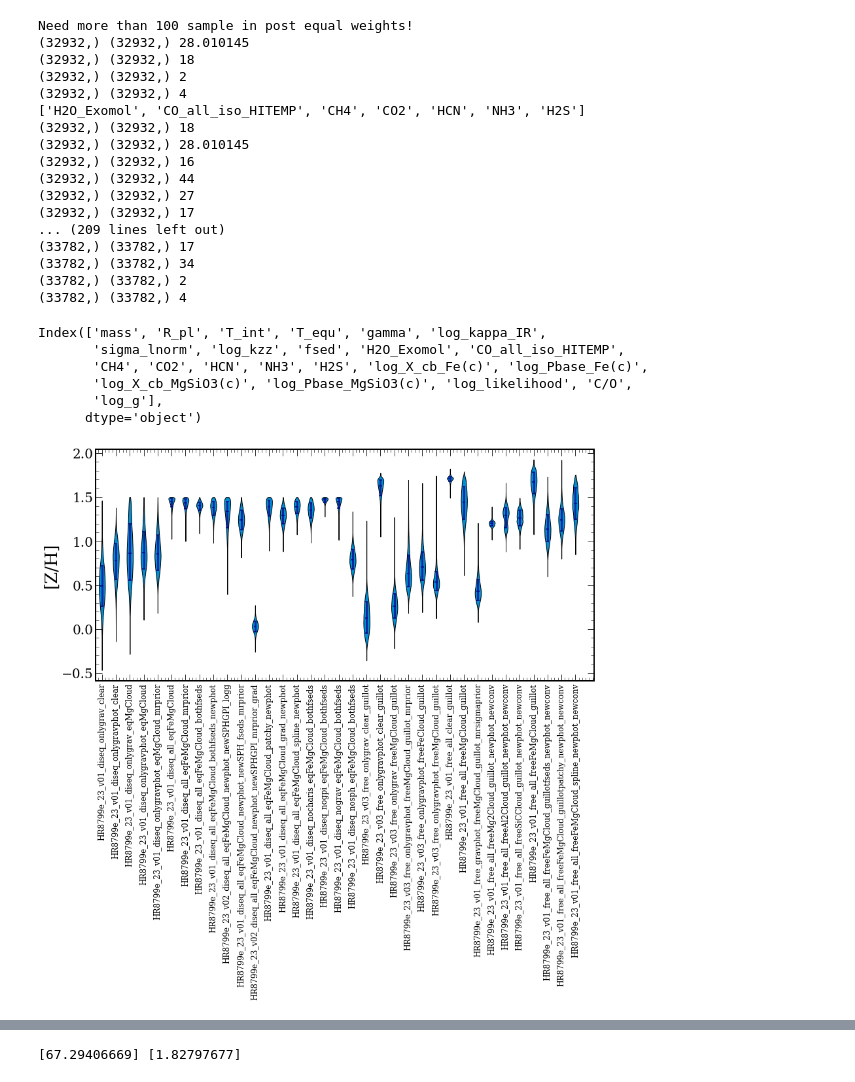
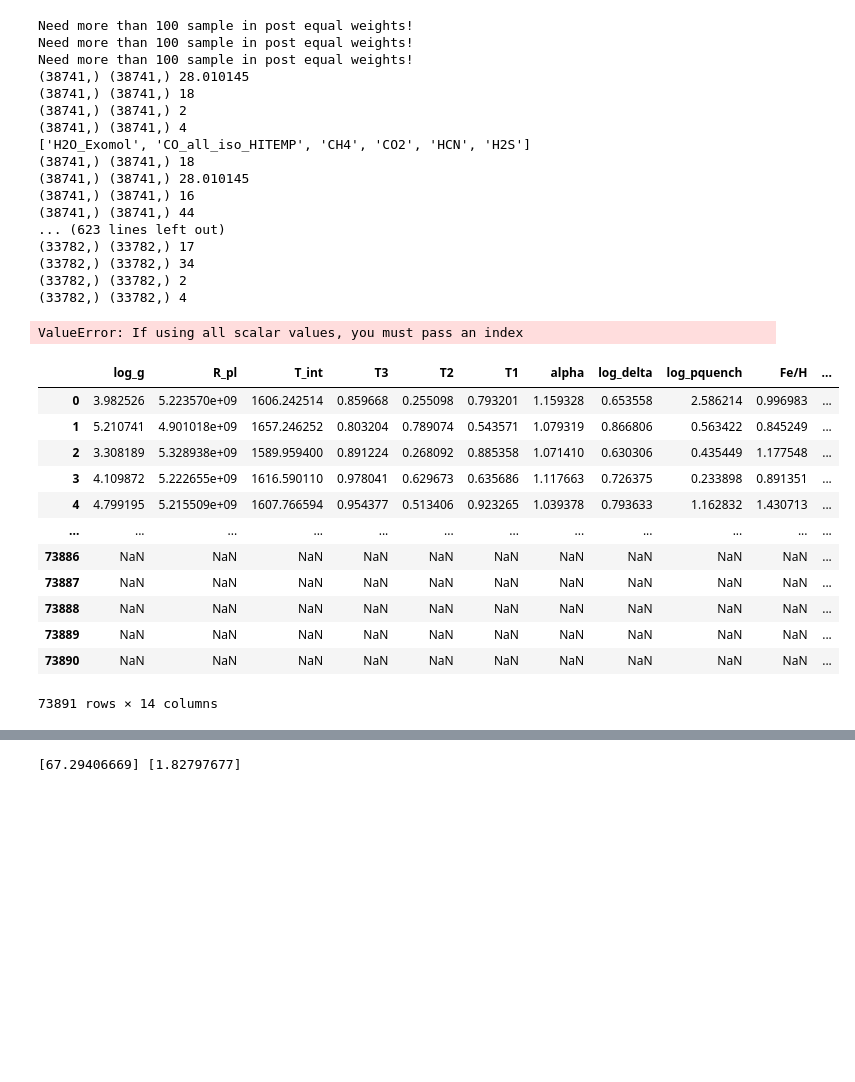
Before and after one commit to nenasedk/PhDNotebooks2, a Jupyter notebook: AnalysePostEqualWeights.ipynb, the cells around one changed output, grey strips where cells are left out. Cells and saved outputs as stored; diff of their text form; code cells hidden in the pictures; blank space fills up the shorter version.

```diff
--- a/AnalysePostEqualWeights.ipynb
+++ b/AnalysePostEqualWeights.ipynb
@@ -227,7 +228,7 @@ def sample_teff(pRT_Object, samples, model_generating_function, distance = 10.0*
 # %%
 data_dir = "/Users/nasedkin/Documents/RetrievalResults/HR8799_2023_Retrievals/"
 model_generating_function = emission_model_diseq
-planets = ["e"]
+planets = ["b","c","d","e"]
 
 samples = {}
 names = []
@@ -360,28 +361,20 @@ for count,planet in enumerate(planets):
         samples[name] = sample
 # %% [output]
 Need more than 100 sample in post equal weights!
-(32932,) (32932,) 28.010145
-(32932,) (32932,) 18
-(32932,) (32932,) 2
-(32932,) (32932,) 4
-['H2O_Exomol', 'CO_all_iso_HITEMP', 'CH4', 'CO2', 'HCN', 'NH3', 'H2S']
-(32932,) (32932,) 18
-(32932,) (32932,) 28.010145
-(32932,) (32932,) 16
-(32932,) (32932,) 44
-(32932,) (32932,) 27
-(32932,) (32932,) 17
-... (209 lines left out)
+Need more than 100 sample in post equal weights!
+Need more than 100 sample in post equal weights!
+(38741,) (38741,) 28.010145
+(38741,) (38741,) 18
+(38741,) (38741,) 2
+(38741,) (38741,) 4
+['H2O_Exomol', 'CO_all_iso_HITEMP', 'CH4', 'CO2', 'HCN', 'H2S']
+(38741,) (38741,) 18
+(38741,) (38741,) 28.010145
+(38741,) (38741,) 16
+(38741,) (38741,) 44
+... (623 lines left out)
 (33782,) (33782,) 17
 (33782,) (33782,) 34
 (33782,) (33782,) 2
 (33782,) (33782,) 4
+ValueError: If using all scalar values, you must pass an index
-# %%
-samples[names[-2]].columns
-# %% [output]
-Index(['mass', 'R_pl', 'T_int', 'T_equ', 'gamma', 'log_kappa_IR',
-       'sigma_lnorm', 'log_kzz', 'fsed', 'H2O_Exomol', 'CO_all_iso_HITEMP',
-       'CH4', 'CO2', 'HCN', 'NH3', 'H2S', 'log_X_cb_Fe(c)', 'log_Pbase_Fe(c)',
-       'log_X_cb_MgSiO3(c)', 'log_Pbase_MgSiO3(c)', 'log_likelihood', 'C/O',
-       'log_g'],
-      dtype='object')
@@ -621,13 +381,21 @@ retrievals_d = ['HR8799d_23_v01_diseq_onlygrav_clear',
-# %%
-make_violin_plot(samples,
-                 retrievals_e,
-                 "Fe/H",
-                 linecolour = 'darkblue',
-                 labels = None,
-                 planet = "e",
-                 normalize = 1)
-# %% [output]
-[figure, removed]
+# %%
+df_complex = pd.concat({k: pd.DataFrame(v) for k, v in samples.items()},axis=1)
+df_complex["HR8799b_23_v02_diseq_all_scaleos_clear"]
+#sample_dataframe = pd.DataFrame(samples)
+# %% [output]
+|  | log_g | R_pl | T_int | T3 | T2 | T1 | alpha | log_delta | log_pquench | Fe/H | ... |
+| 0 | 3.982526 | 5.223570e+09 | 1606.242514 | 0.859668 | 0.255098 | 0.793201 | 1.159328 | 0.653558 | 2.586214 | 0.996983 | ... |
+| 1 | 5.210741 | 4.901018e+09 | 1657.246252 | 0.803204 | 0.789074 | 0.543571 | 1.079319 | 0.866806 | 0.563422 | 0.845249 | ... |
+| 2 | 3.308189 | 5.328938e+09 | 1589.959400 | 0.891224 | 0.268092 | 0.885358 | 1.071410 | 0.630306 | 0.435449 | 1.177548 | ... |
+| 3 | 4.109872 | 5.222655e+09 | 1616.590110 | 0.978041 | 0.629673 | 0.635686 | 1.117663 | 0.726375 | 0.233898 | 0.891351 | ... |
+| 4 | 4.799195 | 5.215509e+09 | 1607.766594 | 0.954377 | 0.513406 | 0.923265 | 1.039378 | 0.793633 | 1.162832 | 1.430713 | ... |
+| ... | ... | ... | ... | ... | ... | ... | ... | ... | ... | ... | ... |
+| 73886 | NaN | NaN | NaN | NaN | NaN | NaN | NaN | NaN | NaN | NaN | ... |
+| 73887 | NaN | NaN | NaN | NaN | NaN | NaN | NaN | NaN | NaN | NaN | ... |
+| 73888 | NaN | NaN | NaN | NaN | NaN | NaN | NaN | NaN | NaN | NaN | ... |
+| 73889 | NaN | NaN | NaN | NaN | NaN | NaN | NaN | NaN | NaN | NaN | ... |
+| 73890 | NaN | NaN | NaN | NaN | NaN | NaN | NaN | NaN | NaN | NaN | ... |
+73891 rows × 14 columns
 # %%
 samples.keys()
 # %% [output]
```
Also changed, not shown: parts of 14 cells of this notebook.
